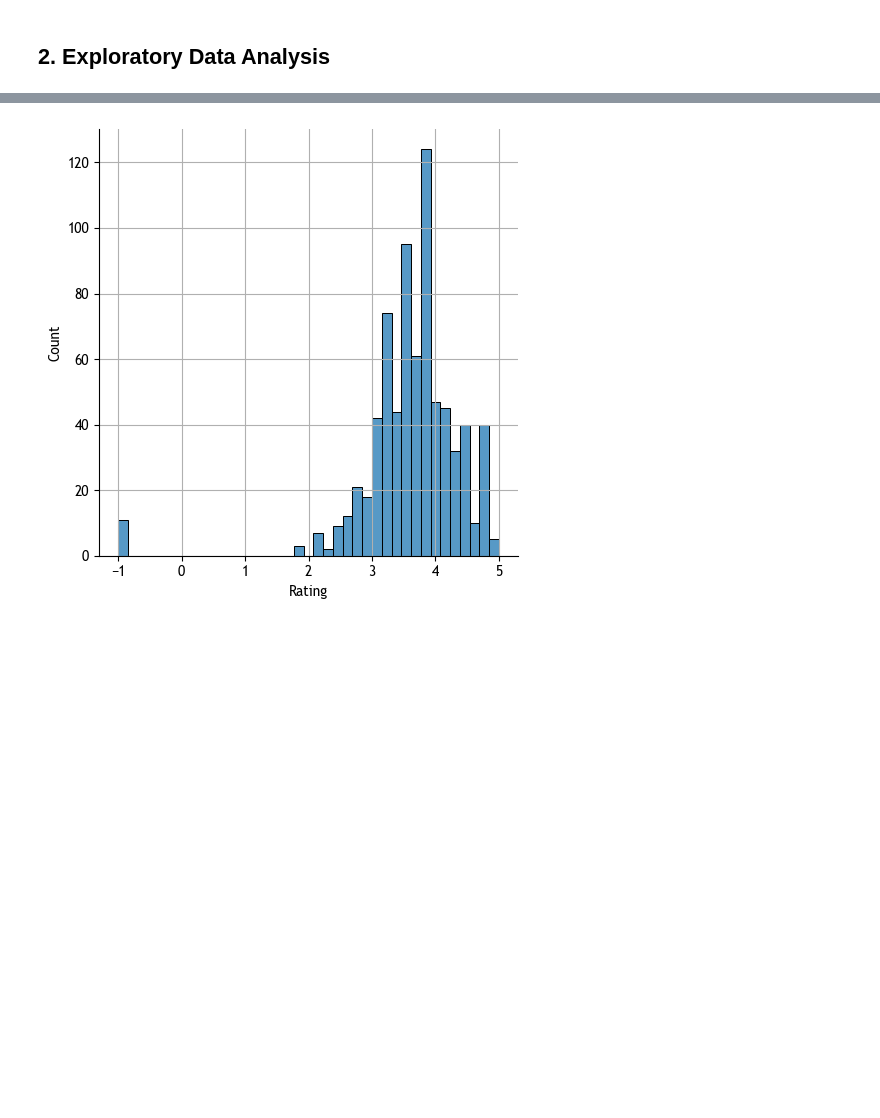
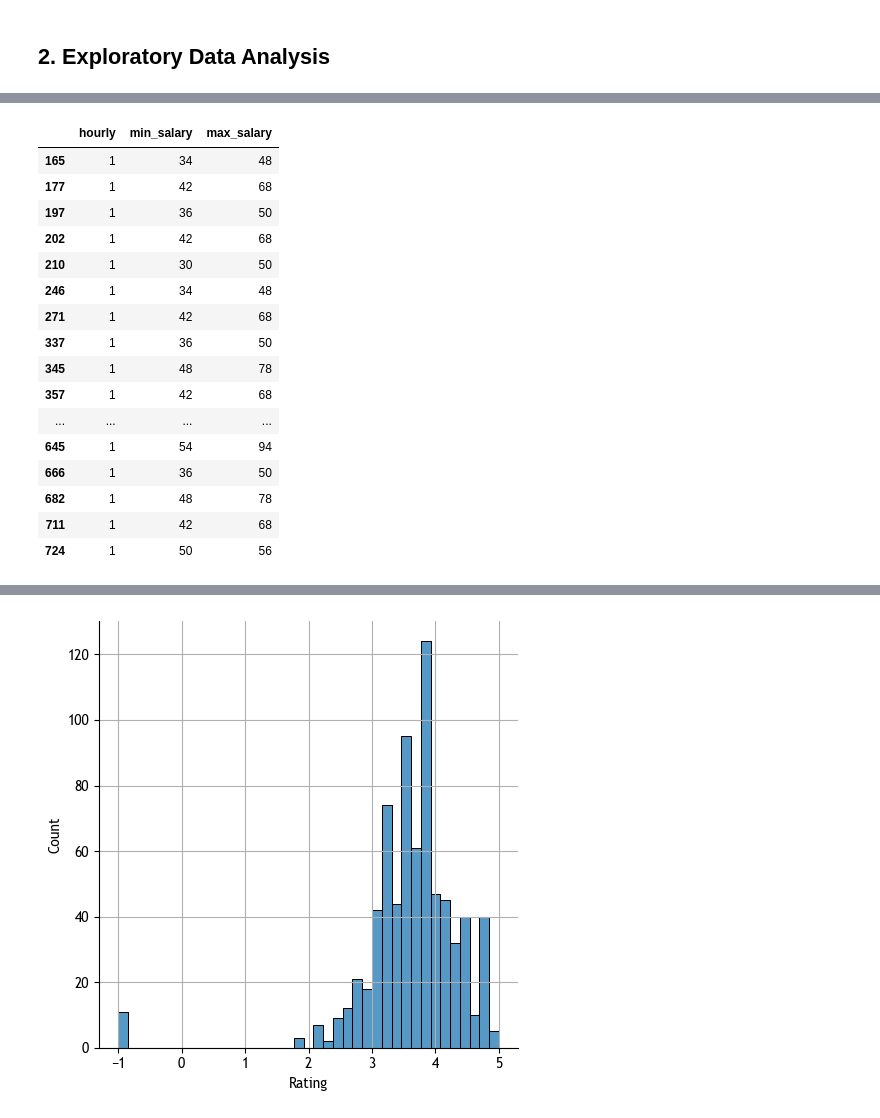
Before and after one commit to taymuur/Bytewise-DataScience, a Jupyter notebook: Final Project/Data Scientists' Salary/2-exploratory-data-analysis.ipynb, the cells around one changed output, grey strips where cells are left out. Saved outputs shown, nothing was run; the diff lists cells and outputs as text; code cells hidden in the pictures; blank space fills up the shorter version.

```diff
--- a/Final Project/Data Scientists' Salary/2-exploratory-data-analysis.ipynb
+++ b/Final Project/Data Scientists' Salary/2-exploratory-data-analysis.ipynb
@@ -6,0 +99,3 @@
+# %%
+df['desc_len'] = df['Job Description'].apply(lambda x: len(x))
+df['desc_len']
@@ -6,0 +136,20 @@
+# %%
+df[df.hourly==1][['hourly','min_salary','max_salary']]
+# %% [output]
+|  | hourly | min_salary | max_salary |
+| 165 | 1 | 34 | 48 |
+| 177 | 1 | 42 | 68 |
+| 197 | 1 | 36 | 50 |
+| 202 | 1 | 42 | 68 |
+| 210 | 1 | 30 | 50 |
+| 246 | 1 | 34 | 48 |
+| 271 | 1 | 42 | 68 |
+| 337 | 1 | 36 | 50 |
+| 345 | 1 | 48 | 78 |
+| 357 | 1 | 42 | 68 |
+| ... | ... | ... | ... |
+| 645 | 1 | 54 | 94 |
+| 666 | 1 | 36 | 50 |
+| 682 | 1 | 48 | 78 |
+| 711 | 1 | 42 | 68 |
+| 724 | 1 | 50 | 56 |
```
Also changed, not shown: parts of 31 cells of this notebook.
